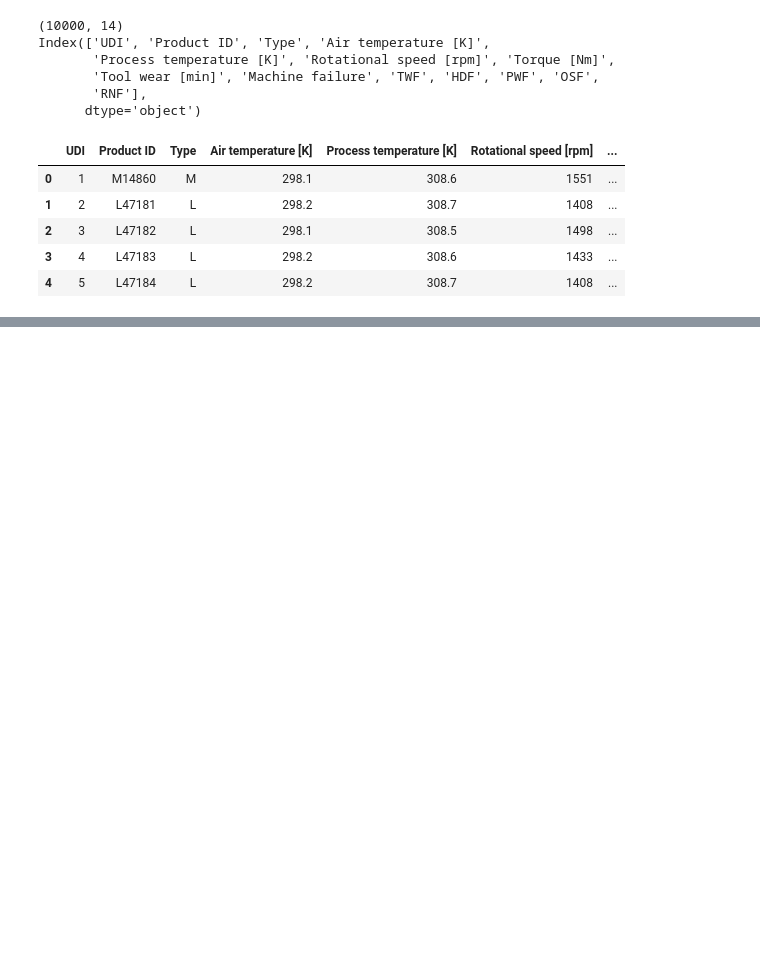
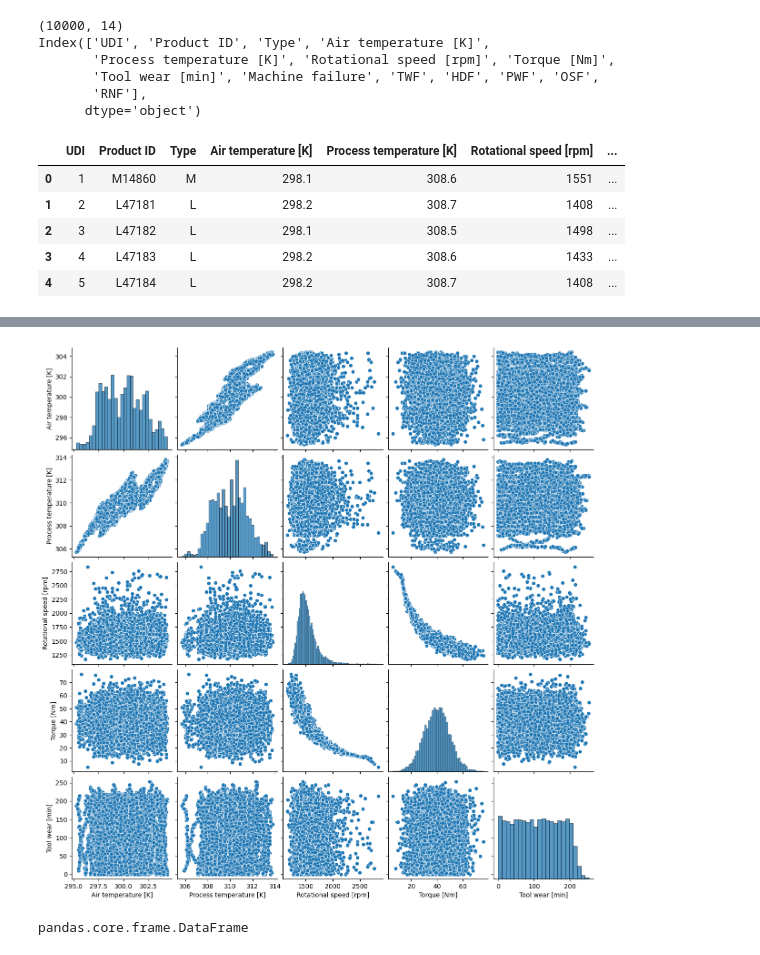
Before and after one commit to saptarshipal1/pred_maint_v.2.1, a Jupyter notebook: data/mac_fail_pred_model_2.ipynb, the cells around one changed output, grey strips where cells are left out. Drawn from its saved outputs; the diff is of its cells as text; code cells hidden in the pictures; blank space fills up the shorter version.

```diff
--- a/data/mac_fail_pred_model_2.ipynb
+++ b/data/mac_fail_pred_model_2.ipynb
@@ -81,0 +78,9 @@ df1[df1['Tool wear [min]'] == 0.0]
+# %%
+x = df1.drop(columns='Machine failure')
+y = df1['Machine failure']
+
+x_train,x_test,y_train,y_test = train_test_split(x,y,test_size=0.3, random_state=567,stratify=y)
+print(x_train.shape)
+print(x_test.shape)
+print(y_train.shape)
+print(y_test.shape)
@@ -81,0 +101,5 @@ df1[df1['Tool wear [min]'] == 0.0]
+# %%
+sns.pairplot(x_train)
+plt.show()
+# %% [output]
+[figure, added]
@@ -81,0 +109,4 @@ df1[df1['Tool wear [min]'] == 0.0]
+# %%
+type(x_train)
+# %% [output]
+pandas.core.frame.DataFrame
```
Also changed, not shown: parts of 12 cells of this notebook.
